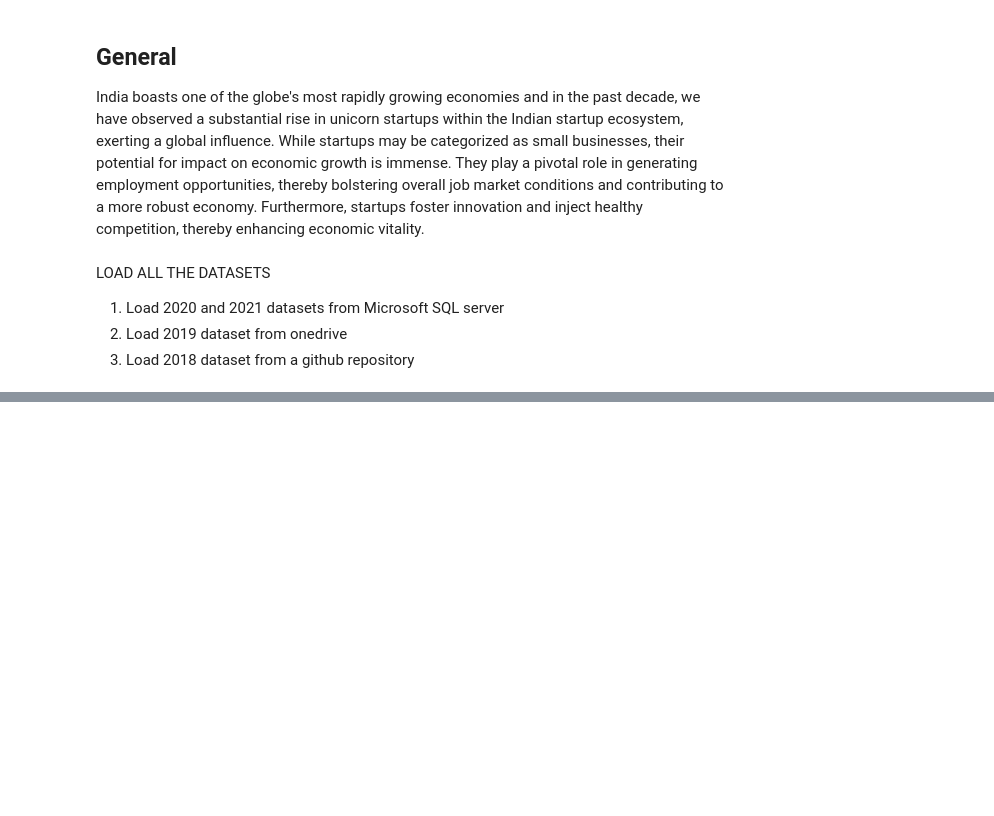
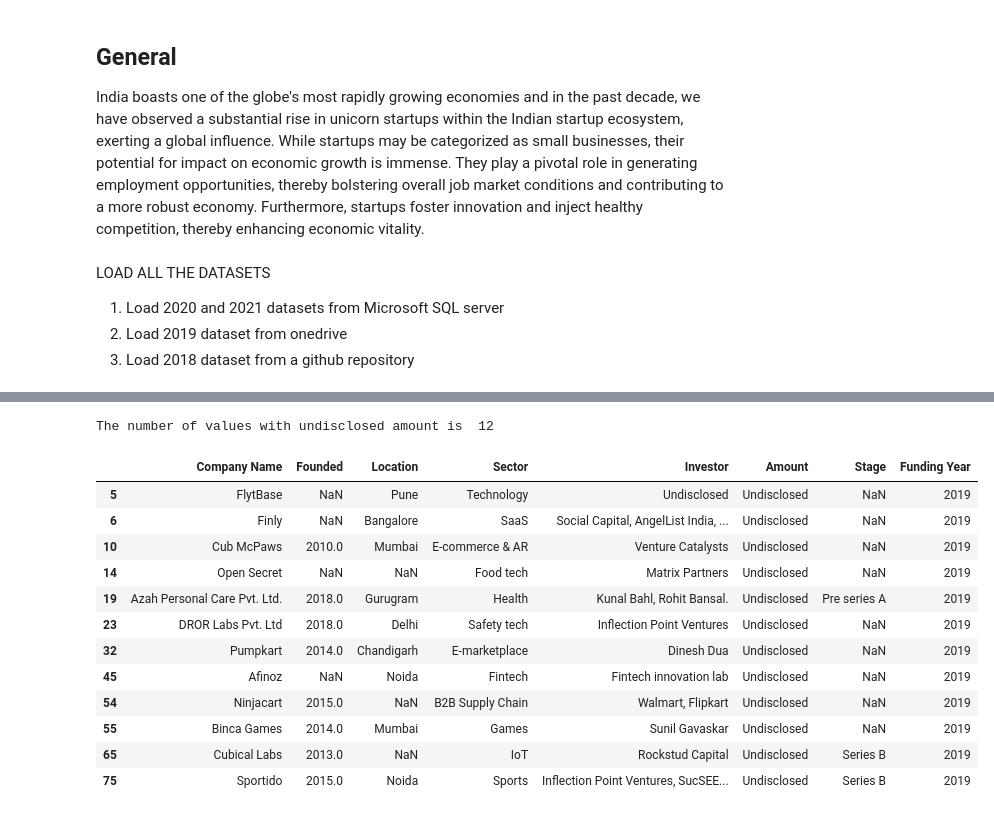
Before and after one commit to UMAR-FAWAZ/Indian_startup_funding_project, a Jupyter notebook: Indian_Startup.ipynb, the cells around one changed output, grey strips where cells are left out. Saved outputs shown, nothing was run; the diff lists cells and outputs as text; code cells hidden in the pictures; blank space fills up the shorter version.

Commit message:
clean all the datasets

```diff
--- a/Indian_Startup.ipynb
+++ b/Indian_Startup.ipynb
@@ -100,0 +268,24 @@ data_2018.head()
+# %%
+#select specific columns
+
+data_2019 = pd.read_csv('datasets/startup_funding2019.csv', usecols = ['Company/Brand','Founded','HeadQuarter','Sector','Investor','Amount($)','Stage'])
+
+# rename the columns for consistency
+
+#Company/Brand  --> Company Name
+#HeadQuarter --> Location
+#Amount($)  --> Amount
+
+data_2019.rename(columns = {'Company/Brand':'Company Name'}, inplace = True)
+
+data_2019.rename(columns = {'HeadQuarter':'Location'}, inplace = True)
+
+data_2019.rename(columns = {'Amount($)':'Amount'}, inplace = True)
+
+# Add the funding year as a column
+
+data_2019['Funding Year'] = "2019"
+
+#Change the funding year to integer type
+
+data_2019['Funding Year'] = data_2019['Funding Year'].astype(int)
@@ -100,0 +326,36 @@ data_2018.head()
+# %%
+#To convert the column to a numerical one, there the need to remove some symbols including commas and currency
+
+data_2019['Amount'] = data_2019['Amount'].apply(lambda x:str(x).replace('₹', ''))
+
+data_2019['Amount'] = data_2019['Amount'].apply(lambda x:str(x).replace('$', ''))
+
+data_2019['Amount'] = data_2019['Amount'].apply(lambda x:str(x).replace(',', ''))
+
+data_2019['Amount'] = data_2019['Amount'].replace('—', np.nan)
+# %%
+#Some rows-values in the amount column are undisclosed
+# Extract the rows with undisclosed funding information
+
+index_new = data_2019.index[data_2019['Amount']=='Undisclosed']
+#Print the number of rows with such undisclosed values
+print('The number of values with undisclosed amount is ', len(index_new))
+# %% [output]
+The number of values with undisclosed amount is  12
+# %%
+#check out these records
+data_2019.loc[(index_new)]
+# %% [output]
+|  | Company Name | Founded | Location | Sector | Investor | Amount | Stage | Funding Year |
+| 5 | FlytBase | NaN | Pune | Technology | Undisclosed | Undisclosed | NaN | 2019 |
+| 6 | Finly | NaN | Bangalore | SaaS | Social Capital, AngelList India, ... | Undisclosed | NaN | 2019 |
+| 10 | Cub McPaws | 2010.0 | Mumbai | E-commerce & AR | Venture Catalysts | Undisclosed | NaN | 2019 |
+| 14 | Open Secret | NaN | NaN | Food tech | Matrix Partners | Undisclosed | NaN | 2019 |
+| 19 | Azah Personal Care Pvt. Ltd. | 2018.0 | Gurugram | Health | Kunal Bahl, Rohit Bansal. | Undisclosed | Pre series A | 2019 |
+| 23 | DROR Labs Pvt. Ltd | 2018.0 | Delhi | Safety tech | Inflection Point Ventures | Undisclosed | NaN | 2019 |
+| 32 | Pumpkart | 2014.0 | Chandigarh | E-marketplace | Dinesh Dua | Undisclosed | NaN | 2019 |
+| 45 | Afinoz | NaN | Noida | Fintech | Fintech innovation lab | Undisclosed | NaN | 2019 |
+| 54 | Ninjacart | 2015.0 | NaN | B2B Supply Chain | Walmart, Flipkart | Undisclosed | NaN | 2019 |
+| 55 | Binca Games | 2014.0 | Mumbai | Games | Sunil Gavaskar | Undisclosed | NaN | 2019 |
+| 65 | Cubical Labs | 2013.0 | NaN | IoT | Rockstud Capital | Undisclosed | Series B | 2019 |
+| 75 | Sportido | 2015.0 | Noida | Sports | Inflection Point Ventures, SucSEE... | Undisclosed | Series B | 2019 |
```
Also changed, not shown: parts of 112 cells of this notebook.
